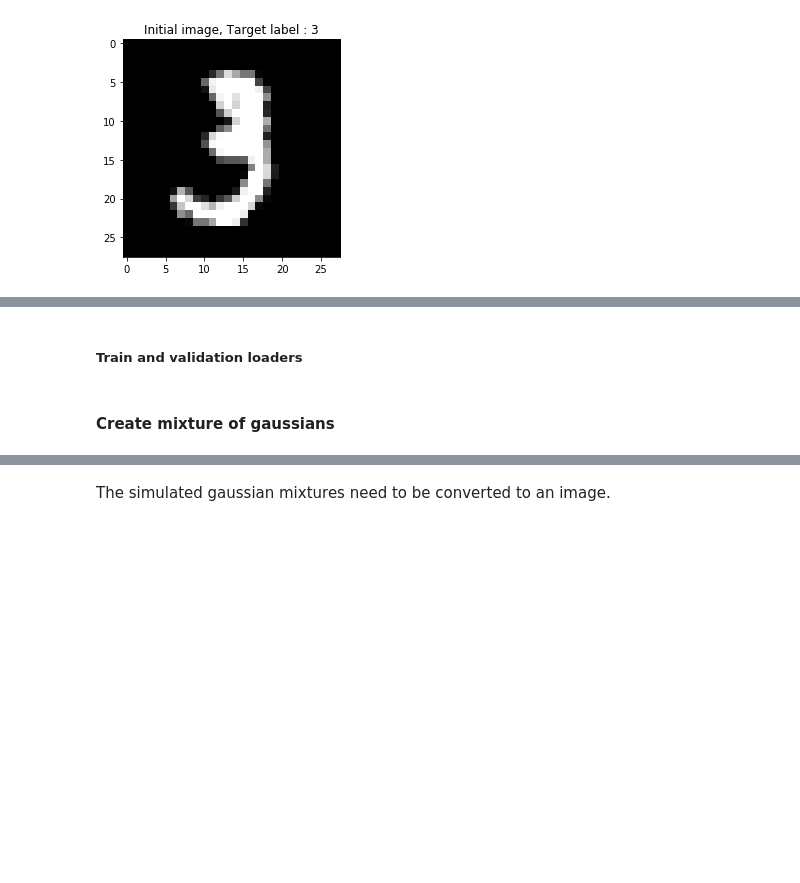
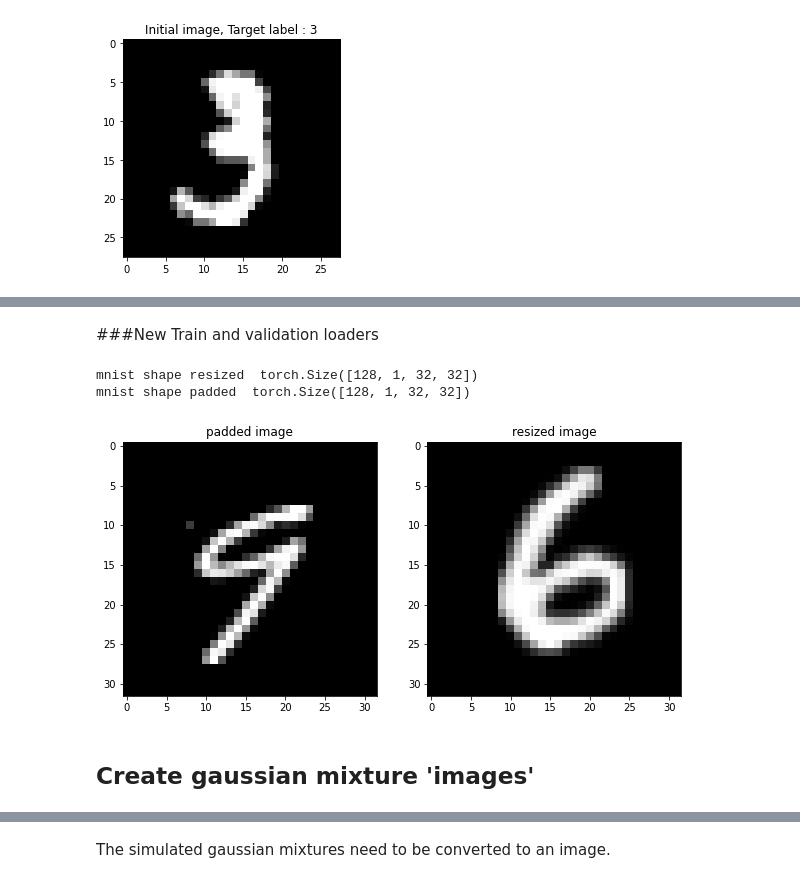
Before and after one commit to philomenec/Optimal-Transport, a Jupyter notebook: OTGAN.ipynb, the cells around one changed output, grey strips where cells are left out. Cells and saved outputs as stored; diff of their text form; code cells hidden in the pictures; blank space fills up the shorter version.

```diff
--- a/OTGAN.ipynb
+++ b/OTGAN.ipynb
@@ -63,12 +96,16 @@ torch.random.manual_seed(args['seed']) #noGPU
 # %%
+path_data = '/content/drive/My Drive/optimal_transport/data'  #where to download data
+path = '/content/drive/My Drive/optimal_transport/' #where to save pickle with trained model
+#path_data = '../data/MNIST'
+
 # Define dataset transformation
 transform = transforms.Compose([transforms.ToTensor(),
-                              transforms.Normalize((0.1307,), (0.3081,)) #use MNIST mean and std
+                              transforms.Normalize((0.1307,), (0.3081,)) #use MNIST mean and std #A changer ?
                               ])
 
 # ## Preliminary step : download dataset
-trainset = datasets.MNIST('../data/MNIST', download=True, train=True, transform=transform)
+trainset = datasets.MNIST(root= path_data, download=True, train=True, transform=transform)
 # valset = datasets.MNIST('../data/MNIST', download=True, train=False, transform=transform)
 
-trainset = torchvision.datasets.MNIST('../data/MNIST', train=True, transform=transform)
+trainset = torchvision.datasets.MNIST(root=path_data, train=True, transform=transform)
 # valset = torchvision.datasets.MNIST('../data/MNIST', train=False, transform=transform)
@@ -151,3 +228,9 @@ Transform: Compose(
+# %%
+resized_transform = transforms.Compose([
+                    transforms.Resize(32),
+                    #transforms.Normalize((0.1307,), (0.3081,)), #cette ligne fait buguer le loader
+                    transforms.ToTensor()])
+trainset_resized = datasets.MNIST(root = path_data, download=True, train=True, transform=resized_transform )
 # %%
 # valset_pad = MNISTPad(valset, "padding", 2)
 # valset_pad
@@ -180,10 +237,29 @@ Size of the input image :  torch.Size([1, 32, 32])
 # %% [markdown]
-##### Train and validation loaders
+###New Train and validation loaders
 # %%
 train_pad_loader = DataLoader(trainset_pad, args['batch_size'], shuffle=True, **kwargs)
-# val_pad_loader = DataLoader(valset_pad, args['val_batch_size'], shuffle=True, **kwargs)
+train_resized_loader = DataLoader(trainset_resized, args['batch_size'], shuffle=True, **kwargs)
+# %%
+dataiter_mnist_resized = iter(train_resized_loader)
+dataiter_mnist_pad = iter(train_pad_loader)
+images_mnist_resized, _ = dataiter_mnist_resized.next()
+images_mnist_pad, _ = dataiter_mnist_pad.next()
+print('mnist shape resized ', images_mnist_resized.shape)
+print('mnist shape padded ', images_mnist_pad.shape)
+# %% [output]
+mnist shape resized  torch.Size([128, 1, 32, 32])
+mnist shape padded  torch.Size([128, 1, 32, 32])
+# %%
+fig, ax = plt.subplots(1, 2, figsize=(10,5))
+ax[0].imshow(images_mnist_pad[0].numpy().squeeze())
+ax[0].set_title('padded image')
+ax[1].imshow(images_mnist_resized[0].numpy().squeeze())
+ax[1].set_title('resized image')
+plt.show()
+# %% [output]
+[figure, added]
 # %% [markdown]
-#### Create mixture of gaussians
+## Create gaussian mixture 'images'
 # %%
 def simulate_gaussian_mixture(cov_mixt_ratio, size_mixt, nb_modes = 8):
     '''Simulate gaussian mixture with nb_modes modes arranges around the unit circle
```
Also changed, not shown: parts of 79 cells of this notebook.
